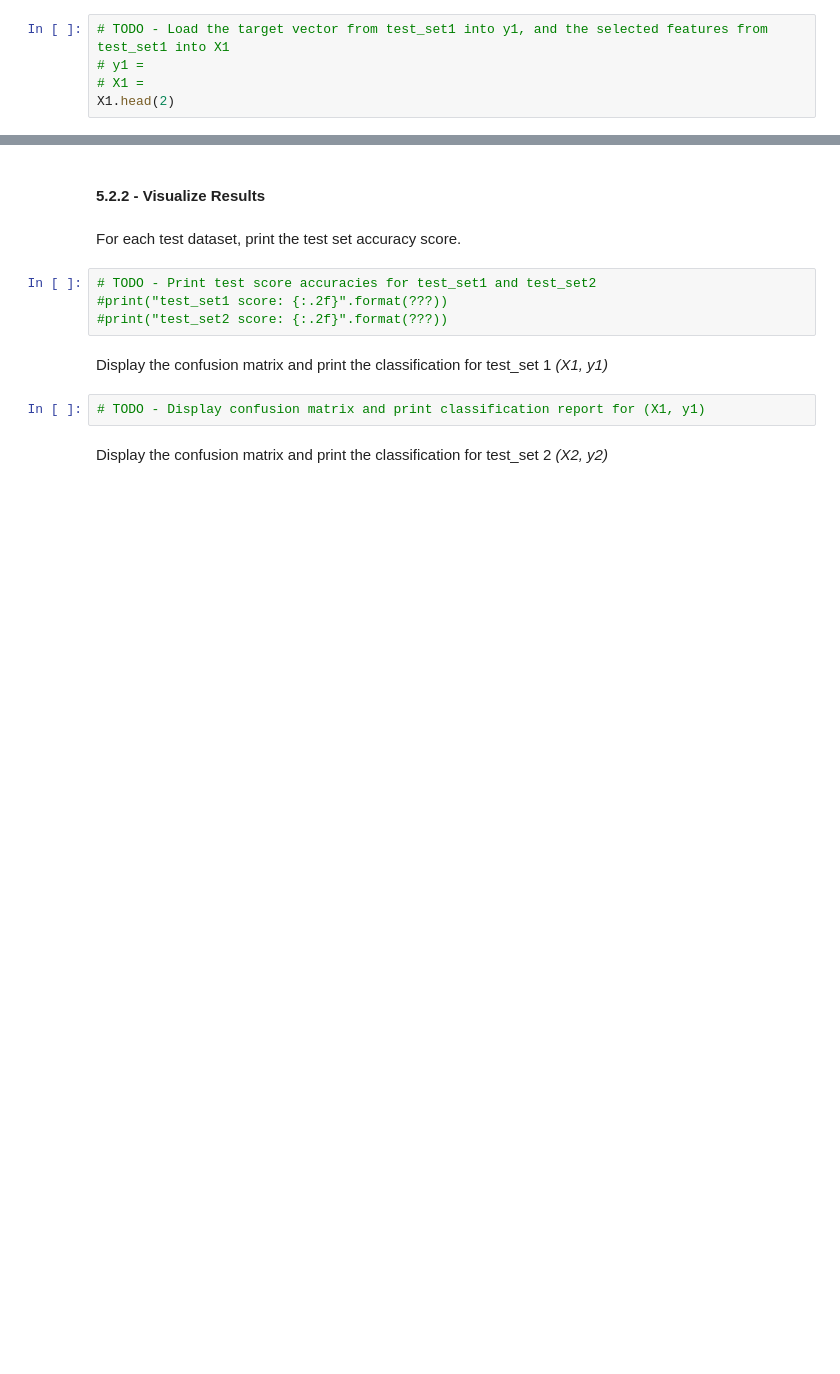
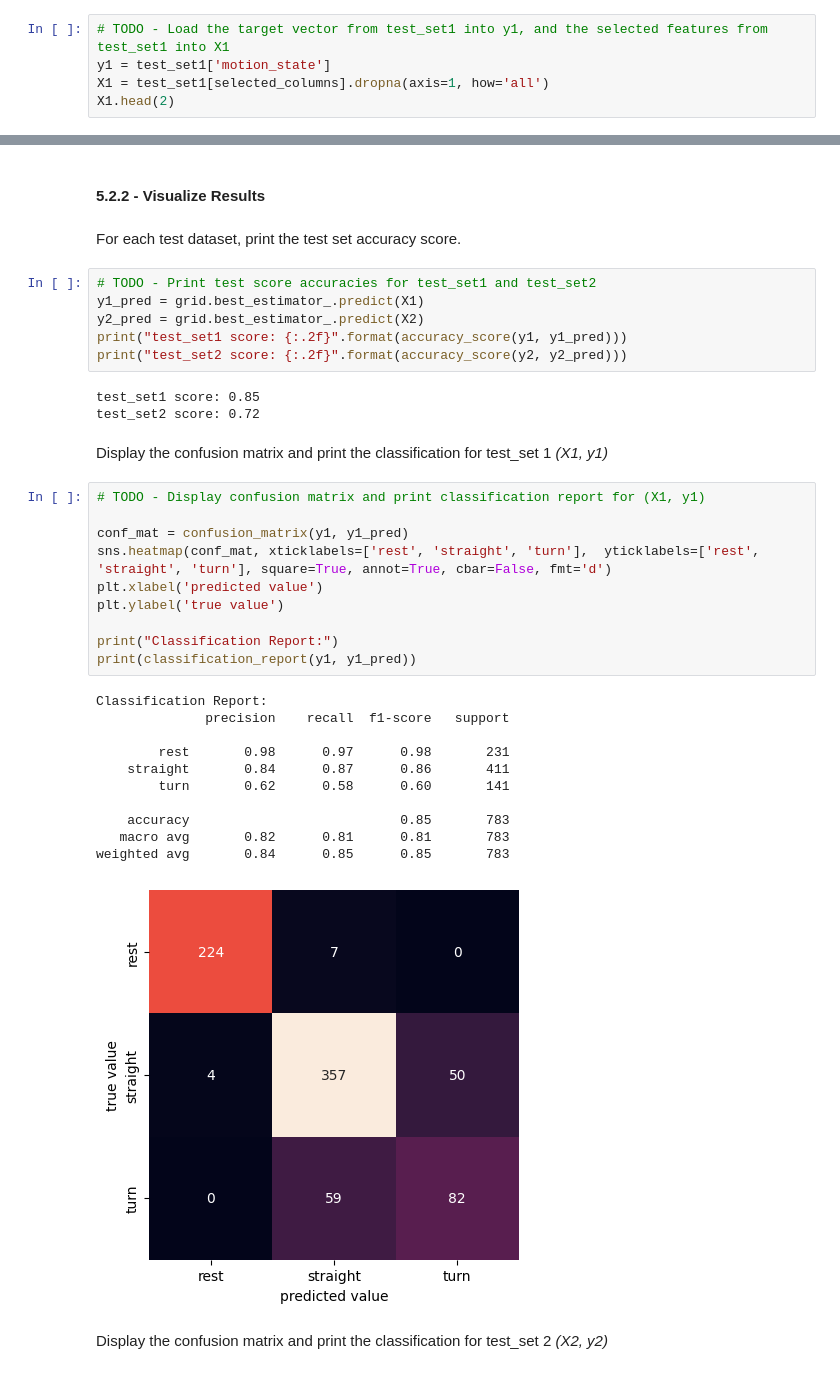
Before and after one commit to TonnyChuwa/engg680_2024_fall, a Jupyter notebook: Lab_Assignment4/Assignment 4.ipynb, the cells around one changed output, grey strips where cells are left out. Cells and saved outputs as stored; diff of their text form; blank space fills up the shorter version.

```diff
--- a/Lab_Assignment4/Assignment 4.ipynb
+++ b/Lab_Assignment4/Assignment 4.ipynb
@@ -1358,8 +1360,8 @@ The model trained in 5.1, is to be tested on the independent datasets, that is t
 Seperate the testsets into features and target vectors *(X1, y1)* and *(X2,y2)*
 # %%
 # TODO - Load the target vector from test_set1 into y1, and the selected features from test_set1 into X1
-# y1 =
-# X1 =
+y1 = test_set1['motion_state']
+X1 = test_set1[selected_columns].dropna(axis=1, how='all')
 X1.head(2)
 # %% [output]
 |  | ax_var | ay_var | az_sum | a_sum | gz_var |
@@ -1382,11 +1384,36 @@ ___
 For each test dataset, print the test set accuracy score.
 # %%
 # TODO - Print test score accuracies for test_set1 and test_set2
-#print("test_set1 score: {:.2f}".format(???))
-#print("test_set2 score: {:.2f}".format(???))
+y1_pred = grid.best_estimator_.predict(X1)
+y2_pred = grid.best_estimator_.predict(X2)
+print("test_set1 score: {:.2f}".format(accuracy_score(y1, y1_pred)))
+print("test_set2 score: {:.2f}".format(accuracy_score(y2, y2_pred)))
+# %% [output]
+test_set1 score: 0.85
+test_set2 score: 0.72
 # %% [markdown]
 Display the confusion matrix and print the classification for test_set 1 *(X1, y1)*
-# %%
-# TODO - Display confusion matrix and print classification report for (X1, y1)
+# %%
+# TODO - Display confusion matrix and print classification report for (X1, y1)
+
+conf_mat = confusion_matrix(y1, y1_pred)
+sns.heatmap(conf_mat, xticklabels=['rest', 'straight', 'turn'],  yticklabels=['rest', 'straight', 'turn'], square=True, annot=True, cbar=False, fmt='d')
+plt.xlabel('predicted value')
+plt.ylabel('true value')
+
+print("Classification Report:")
+print(classification_report(y1, y1_pred))
+# %% [output]
+Classification Report:
+              precision    recall  f1-score   support
+
+        rest       0.98      0.97      0.98       231
+    straight       0.84      0.87      0.86       411
+        turn       0.62      0.58      0.60       141
+
+    accuracy                           0.85       783
+   macro avg       0.82      0.81      0.81       783
+weighted avg       0.84      0.85      0.85       783
+[figure, added]
 # %% [markdown]
 Display the confusion matrix and print the classification for test_set 2 *(X2, y2)*
```
Also changed, not shown: parts of 15 cells of this notebook.
